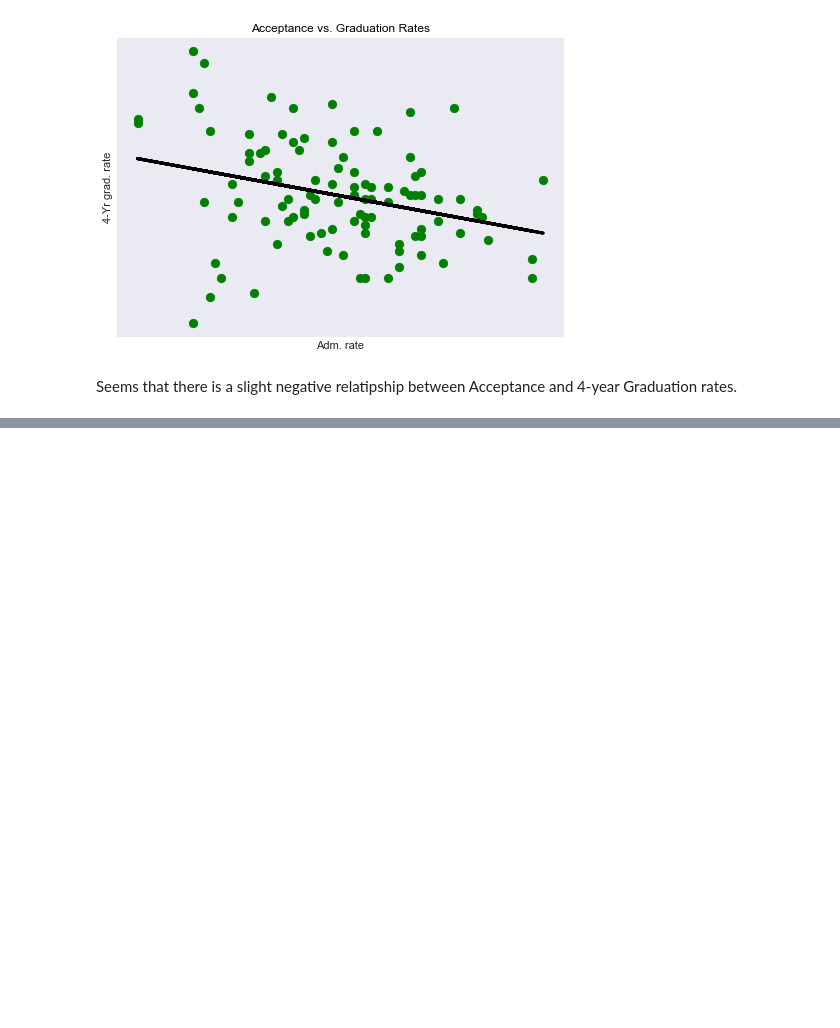
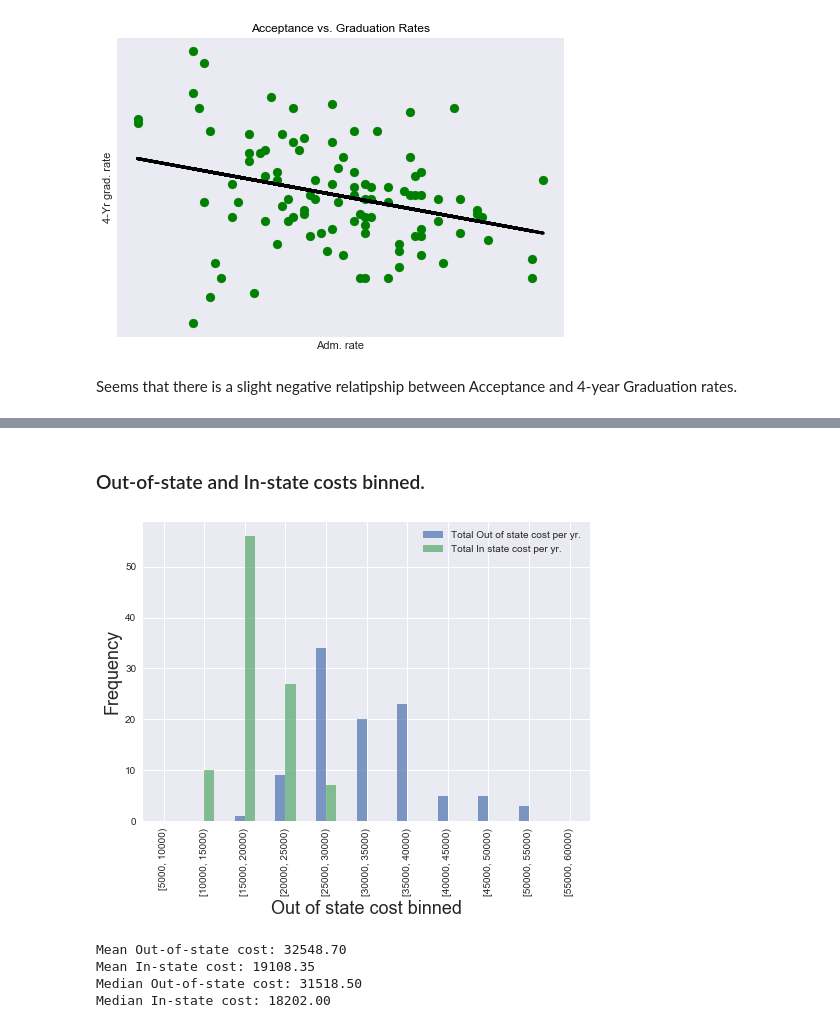
Before and after one commit to mesolmaz/KiplingerPublicCollegeRanking2011, a Jupyter notebook: KiplingerCollegeRankings_EDA.ipynb, the cells around one changed output, grey strips where cells are left out. Drawn from its saved outputs; the diff is of its cells as text; code cells hidden in the pictures; blank space fills up the shorter version.

```diff
--- a/KiplingerCollegeRankings_EDA.ipynb
+++ b/KiplingerCollegeRankings_EDA.ipynb
@@ -160,0 +191,24 @@ Seems that there is a slight negative relatipship between Acceptance and 4-year
+# %% [markdown]
+### Out-of-state and In-state costs binned.
+# %%
+step = 5000
+bin_range = np.arange(5000, 60000+step, step)
+out1, bins1  = pd.cut(scorecard['Total cost per yr. (Out of state)'], bins=bin_range, include_lowest=True, right=False, retbins=True)
+out2, bins2  = pd.cut(scorecard['Total cost per yr. (In state)'], bins=bin_range, include_lowest=True, right=False, retbins=True)
+pd.concat([out1.value_counts(sort=False).rename('Total Out of state cost per yr.'),out2.value_counts(sort=False).rename('Total In state cost per yr.')],axis=1).plot.bar(alpha=0.7, align='center')
+#out2.value_counts(sort=False).plot.bar(color='b', alpha=0.5, align='center')
+plt.xlabel('Out of state cost binned', fontsize=18)
+plt.ylabel('Frequency', fontsize=18)
+plt.show()
+# %% [output]
+[figure, added]
+# %%
+print("Mean Out-of-state cost: {:.2f}".format(scorecard['Total cost per yr. (Out of state)'].mean()))
+print("Mean In-state cost: {:.2f}".format(scorecard['Total cost per yr. (In state)'].mean()))
+print("Median Out-of-state cost: {:.2f}".format(scorecard['Total cost per yr. (Out of state)'].median()))
+print("Median In-state cost: {:.2f}".format(scorecard['Total cost per yr. (In state)'].median()))
+# %% [output]
+Mean Out-of-state cost: 32548.70
+Mean In-state cost: 19108.35
+Median Out-of-state cost: 31518.50
+Median In-state cost: 18202.00
```
Also changed, not shown: parts of 19 cells of this notebook.
